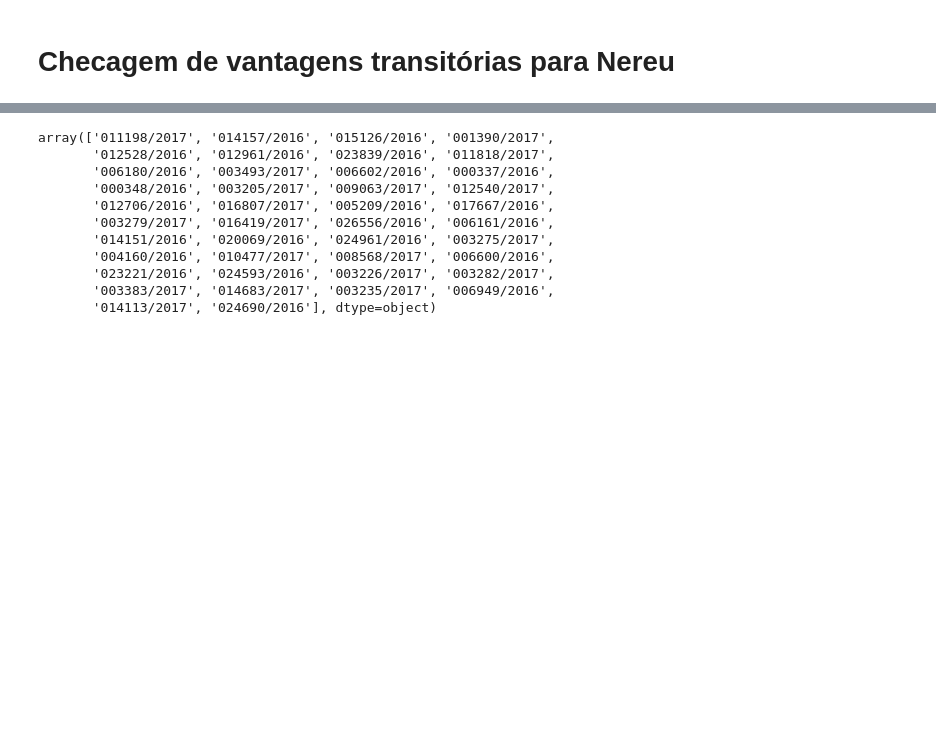
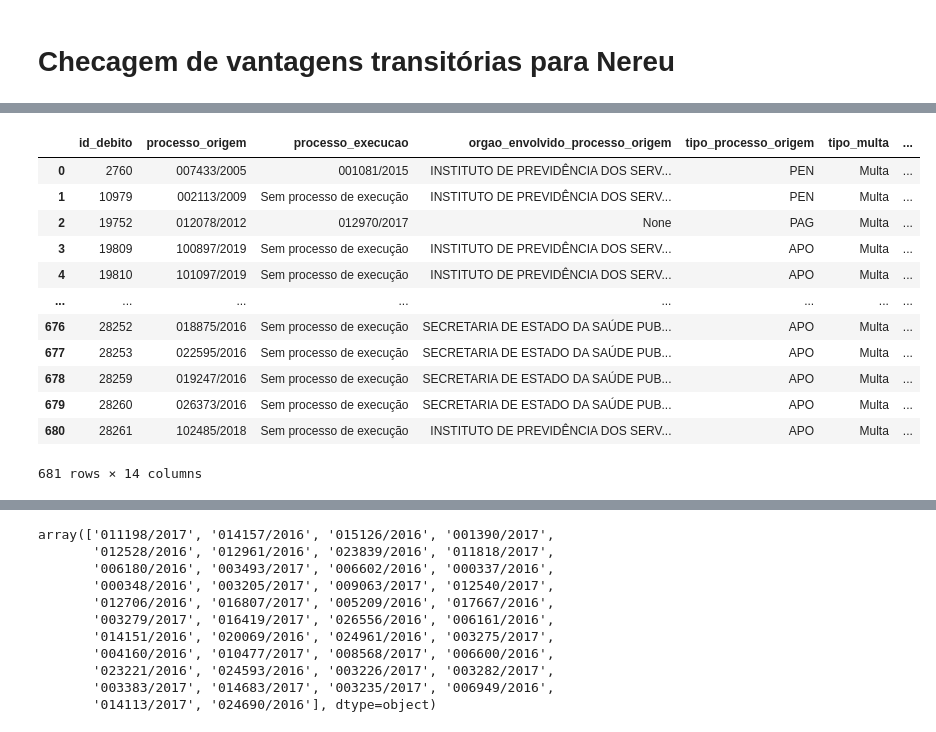
Before and after one commit to eduardoplima/ccd, a Jupyter notebook: scripts/vantagens_trans.ipynb, the cells around one changed output, grey strips where cells are left out. Saved outputs shown, nothing was run; the diff lists cells and outputs as text; code cells hidden in the pictures; blank space fills up the shorter version.

```diff
--- a/scripts/vantagens_trans.ipynb
+++ b/scripts/vantagens_trans.ipynb
@@ -11,0 +273,14 @@ conn = get_connection()
+# %%
+tab_debitos['servidores_envolvidos'].fillna('Sem servidores envolvidos', inplace=True)
+tab_debitos['orgaos_servidores_envolvidos'].fillna('Sem órgãos envolvidos', inplace=True)
+tab_debitos['texto_acordaos'].fillna('Sem decisões', inplace=True)
+tab_debitos['ementas_decisoes'].fillna('Sem decisões', inplace=True)
+tab_debitos['verbas_transitorias'].fillna('', inplace=True)
+# %%
+import locale
+
+locale.setlocale(locale.LC_ALL, 'pt_BR.UTF-8')
+
+tab_debitos['valor_multa'] = tab_debitos['valor_multa'].apply(lambda x: locale.currency(x, grouping=True, symbol=False) if pd.notnull(x) else '0,00')
+# %%
+tab_debitos.drop(columns=['processo'], inplace=True)
@@ -11,0 +307,20 @@ conn = get_connection()
+# %%
+tab_debitos['orgaos_servidores_envolvidos'] = tab_debitos['orgaos_servidores_envolvidos'].apply(
+    lambda x: ', '.join(x) if isinstance(x, list) else x
+)
+# %%
+tab_debitos
+# %% [output]
+|  | id_debito | processo_origem | processo_execucao | orgao_envolvido_processo_origem | tipo_processo_origem | tipo_multa | ... |
+| 0 | 2760 | 007433/2005 | 001081/2015 | INSTITUTO DE PREVIDÊNCIA DOS SERV... | PEN | Multa | ... |
+| 1 | 10979 | 002113/2009 | Sem processo de execução | INSTITUTO DE PREVIDÊNCIA DOS SERV... | PEN | Multa | ... |
+| 2 | 19752 | 012078/2012 | 012970/2017 | None | PAG | Multa | ... |
+| 3 | 19809 | 100897/2019 | Sem processo de execução | INSTITUTO DE PREVIDÊNCIA DOS SERV... | APO | Multa | ... |
+| 4 | 19810 | 101097/2019 | Sem processo de execução | INSTITUTO DE PREVIDÊNCIA DOS SERV... | APO | Multa | ... |
+| ... | ... | ... | ... | ... | ... | ... | ... |
+| 676 | 28252 | 018875/2016 | Sem processo de execução | SECRETARIA DE ESTADO DA SAÚDE PUB... | APO | Multa | ... |
+| 677 | 28253 | 022595/2016 | Sem processo de execução | SECRETARIA DE ESTADO DA SAÚDE PUB... | APO | Multa | ... |
+| 678 | 28259 | 019247/2016 | Sem processo de execução | SECRETARIA DE ESTADO DA SAÚDE PUB... | APO | Multa | ... |
+| 679 | 28260 | 026373/2016 | Sem processo de execução | SECRETARIA DE ESTADO DA SAÚDE PUB... | APO | Multa | ... |
+| 680 | 28261 | 102485/2018 | Sem processo de execução | INSTITUTO DE PREVIDÊNCIA DOS SERV... | APO | Multa | ... |
+681 rows × 14 columns
```
Also changed, not shown: parts of 49 cells of this notebook, 6 other files.
